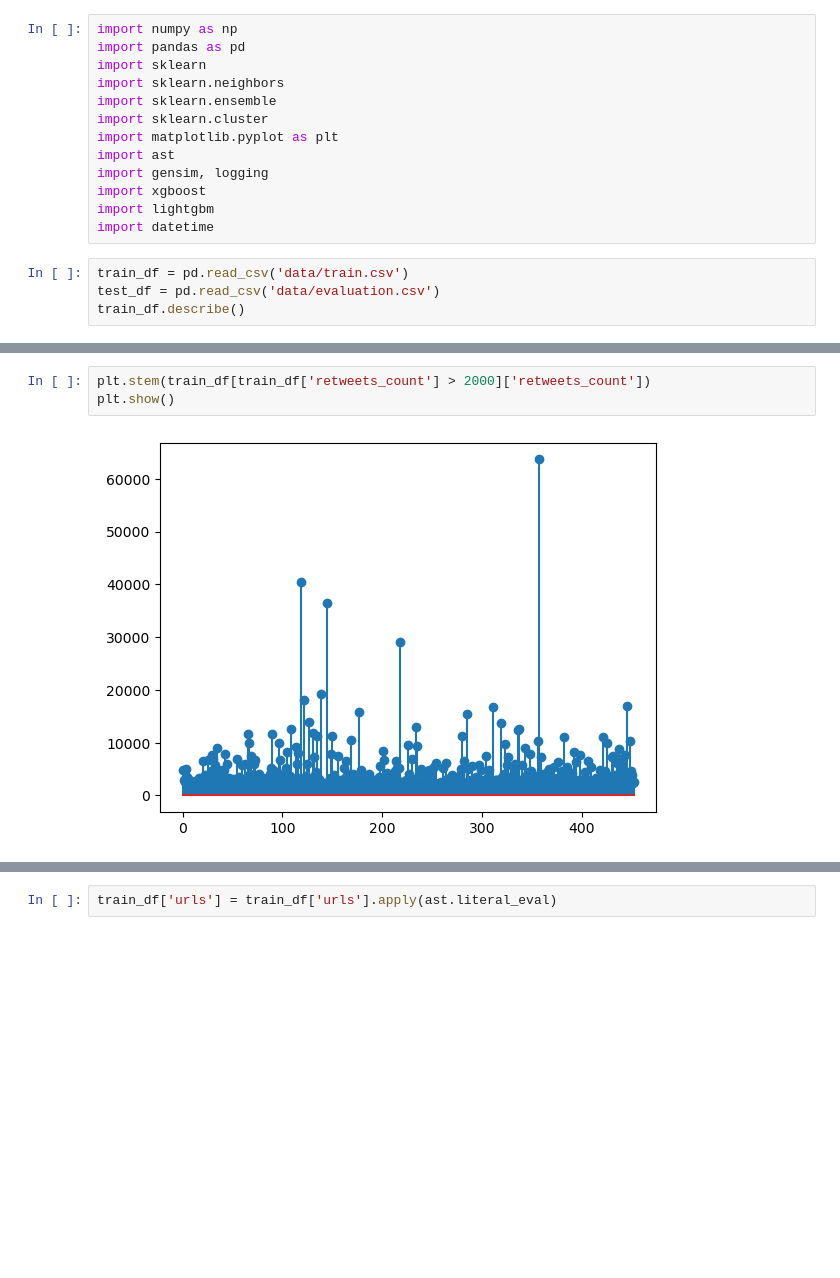
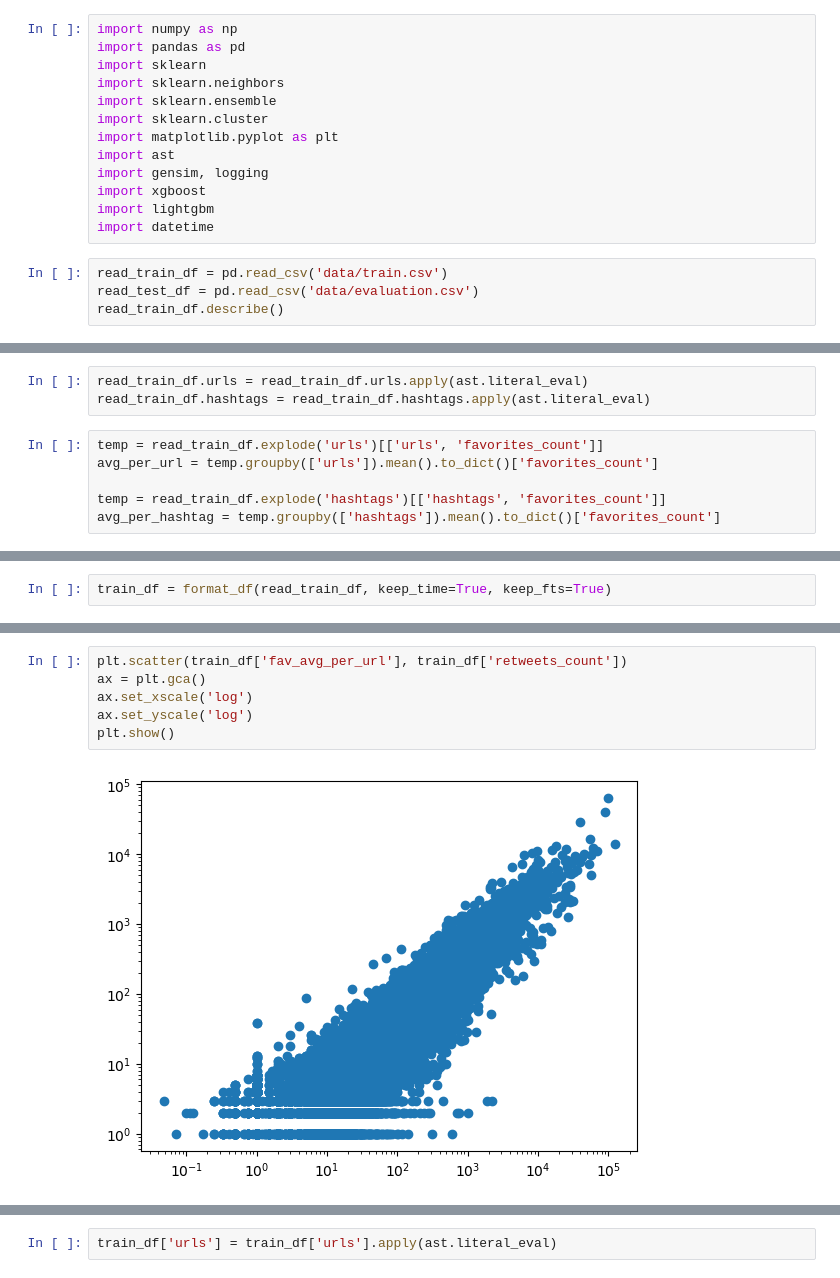
Before and after one commit to caiocj1/retweet-num-prediction, a Jupyter notebook: data_exploration.ipynb, the cells around one changed output, grey strips where cells are left out. Cells and saved outputs as stored; diff of their text form; blank space fills up the shorter version.

Commit message:
avf favorites per url and hashtags

```diff
--- a/data_exploration.ipynb
+++ b/data_exploration.ipynb
@@ -14,9 +14,9 @@ import xgboost
 import lightgbm
 import datetime
 # %%
-train_df = pd.read_csv('data/train.csv')
-test_df = pd.read_csv('data/evaluation.csv')
-train_df.describe()
+read_train_df = pd.read_csv('data/train.csv')
+read_test_df = pd.read_csv('data/evaluation.csv')
+read_train_df.describe()
 # %% [output]
 |  | retweets_count | favorites_count | followers_count | statuses_count | friends_count | verified | timestamp | ... |
 | count | 353969.000000 | 353969.000000 | 3.539690e+05 | 3.539690e+05 | 353969.000000 | 353969.000000 | 3.539690e+05 | ... |
@@ -29,0 +51,9 @@ train_df.describe()
+# %%
+read_train_df.urls = read_train_df.urls.apply(ast.literal_eval)
+read_train_df.hashtags = read_train_df.hashtags.apply(ast.literal_eval)
+# %%
+temp = read_train_df.explode('urls')[['urls', 'favorites_count']]
+avg_per_url = temp.groupby(['urls']).mean().to_dict()['favorites_count']
+
+temp = read_train_df.explode('hashtags')[['hashtags', 'favorites_count']]
+avg_per_hashtag = temp.groupby(['hashtags']).mean().to_dict()['favorites_count']
@@ -30,3 +102,5 @@ train_df.describe()
+# %%
+train_df = format_df(read_train_df, keep_time=True, keep_fts=True)
 # %%
 train_df
 # %% [output]
@@ -46,5 +120,8 @@ train_df
 # %%
-plt.stem(train_df[train_df['retweets_count'] > 2000]['retweets_count'])
+plt.scatter(train_df['fav_avg_per_url'], train_df['retweets_count'])
+ax = plt.gca()
+ax.set_xscale('log')
+ax.set_yscale('log')
 plt.show()
 # %% [output]
-[figure, old version]
+[figure, new version]
```
Also changed, not shown: parts of 15 cells of this notebook, 2 other files.
